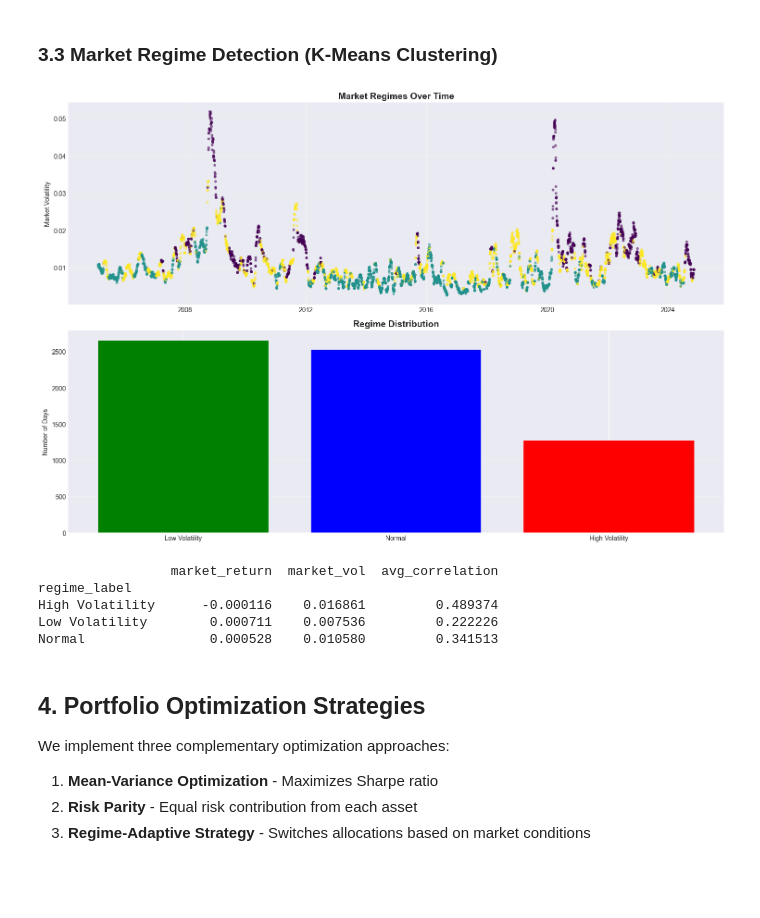
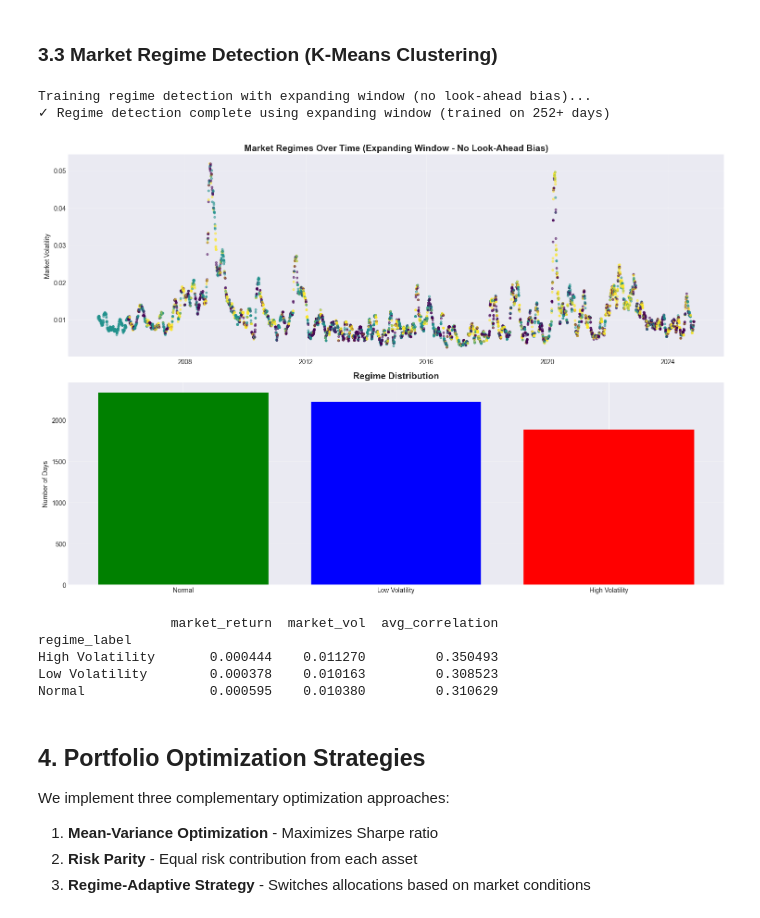
Before and after one commit to abhishukla0204/PortfolioBuilding, a Jupyter notebook: portfolio_optimization.ipynb, the cells around one changed output. Saved outputs shown, nothing was run; the diff lists cells and outputs as text; code cells hidden in the pictures; blank space fills up the shorter version.

```diff
--- a/portfolio_optimization.ipynb
+++ b/portfolio_optimization.ipynb
@@ -417,7 +488,7 @@ dtype: float64
 # %% [markdown]
 ### 3.3 Market Regime Detection (K-Means Clustering)
 # %%
-# Create features for regime detection
+# Create features for regime detection using EXPANDING WINDOW (no look-ahead bias)
 regime_features = pd.DataFrame(index=returns_df.index)
 
 # Rolling metrics (30-day windows)
@@ -428,44 +499,69 @@ regime_features['avg_correlation'] = returns_df.rolling(30).corr().groupby(level
 # Remove NaN
 regime_features = regime_features.dropna()
 
-# Cluster into 3 regimes: Low Vol, Normal, High Vol
-kmeans = KMeans(n_clusters=3, random_state=42, n_init=10)
-regime_features['regime'] = kmeans.fit_predict(regime_features[['market_return', 'market_vol', 'avg_correlation']])
+# IMPORTANT: Use expanding window approach to avoid look-ahead bias
+# Train K-Means only on data up to each point in time
+print("Training regime detection with expanding window (no look-ahead bias)...")
 
-# Label regimes based on volatility
+# Initialize regime labels
+regime_features['regime'] = -1
+
+# Need minimum 252 days (1 year) of data to train initial model
+min_train_days = 252
+
+for i in range(min_train_days, len(regime_features)):
+    # Train on all data UP TO current point (expanding window)
+    train_data = regime_features.iloc[:i][['market_return', 'market_vol', 'avg_correlation']]
+
+    # Fit K-Means on historical data only
+    kmeans = KMeans(n_clusters=3, random_state=42, n_init=10)
+    kmeans.fit(train_data)
+
+    # Predict regime for current day (using model trained on past data only)
+    current_features = regime_features.iloc[i:i+1][['market_return', 'market_vol', 'avg_correlation']]
+    regime_features.iloc[i, regime_features.columns.get_loc('regime')] = kmeans.predict(current_features)[0]
+
+# Fill first 252 days with regime 1 (normal)
+regime_features.loc[regime_features['regime'] == -1, 'regime'] = 1
+
+# Label regimes based on volatility (calculated on full dataset for interpretability)
 regime_stats = regime_features.groupby('regime')['market_vol'].mean().sort_values()
 regime_mapping = {regime_stats.index[0]: 'Low Volatility',
                   regime_stats.index[1]: 'Normal',
                   regime_stats.index[2]: 'High Volatility'}
 regime_features['regime_label'] = regime_features['regime'].map(regime_mapping)
+
+print(f"✓ Regime detection complete using expanding window (trained on {min_train_days}+ days)")
 
 # Visualize regimes
 fig, axes = plt.subplots(2, 1, figsize=(15, 10))
 
 # Plot regime over time
 axes[0].scatter(regime_features.index, regime_features['market_vol'],
                 c=regime_features['regime'], cmap='viridis', alpha=0.5, s=10)
-axes[0].set_title('Market Regimes Over Time', fontsize=14, fontweight='bold')
+axes[0].set_title('Market Regimes Over Time (Expanding Window - No Look-Ahead Bias)', fontsize=14, fontweight='bold')
 axes[0].set_ylabel('Market Volatility')
 axes[0].grid(True, alpha=0.3)
 
 # Plot regime distribution
 regime_counts = regime_features['regime_label'].value_counts()
 axes[1].bar(regime_counts.index, regime_counts.values, color=['green', 'blue', 'red'])
 axes[1].set_title('Regime Distribution', fontsize=14, fontweight='bold')
 axes[1].set_ylabel('Number of Days')
 axes[1].grid(True, alpha=0.3, axis='y')
 
 plt.tight_layout()
 plt.show()
 print(regime_features.groupby('regime_label')[['market_return', 'market_vol', 'avg_correlation']].mean())
 # %% [output]
+Training regime detection with expanding window (no look-ahead bias)...
+✓ Regime detection complete using expanding window (trained on 252+ days)
-[figure, old version]
+[figure, new version]
-                 market_return  market_vol  avg_correlation
-regime_label
-High Volatility      -0.000116    0.016861         0.489374
-Low Volatility        0.000711    0.007536         0.222226
-Normal                0.000528    0.010580         0.341513
+                 market_return  market_vol  avg_correlation
+regime_label
+High Volatility       0.000444    0.011270         0.350493
+Low Volatility        0.000378    0.010163         0.308523
+Normal                0.000595    0.010380         0.310629
 # %% [markdown]
 ## 4. Portfolio Optimization Strategies
 
```
Also changed, not shown: parts of 14 cells of this notebook, 1 other file.
